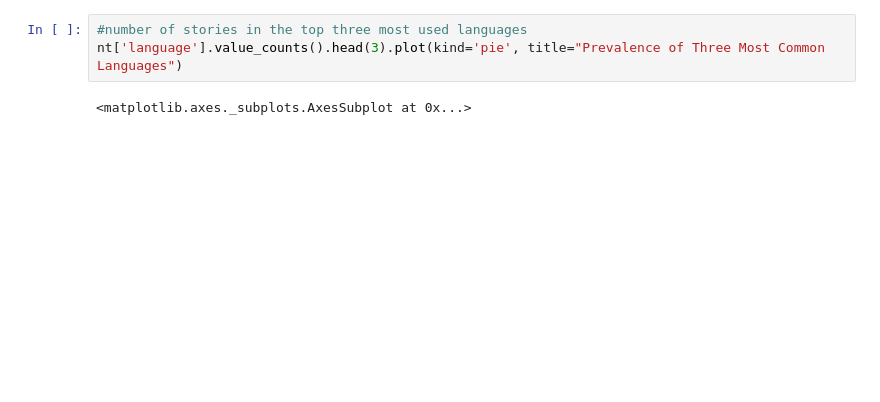
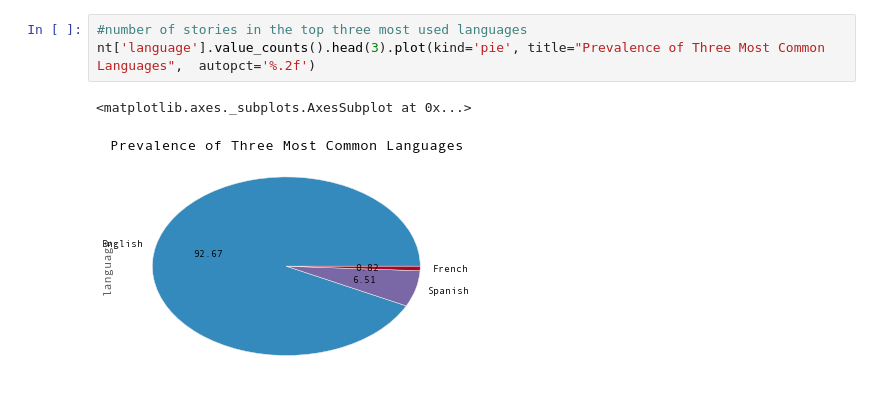
Before and after one commit to HawkinsJM/TMNT_FF_Analysis, a Jupyter notebook: Turtle Analysis.ipynb, the cells around one changed output. Drawn from its saved outputs; the diff is of its cells as text; blank space fills up the shorter version.

```diff
--- a/Turtle Analysis.ipynb
+++ b/Turtle Analysis.ipynb
@@ -40,5 +44,6 @@ nt['rated'].value_counts().plot(kind='bar', title="Rating Count for All Stories"
 # %%
 #number of stories in the top three most used languages
-nt['language'].value_counts().head(3).plot(kind='pie', title="Prevalence of Three Most Common Languages")
+nt['language'].value_counts().head(3).plot(kind='pie', title="Prevalence of Three Most Common Languages",  autopct='%.2f')
 # %% [output]
 <matplotlib.axes._subplots.AxesSubplot at 0x...>
+[figure, added]
```
Also changed, not shown: parts of 13 cells of this notebook.
